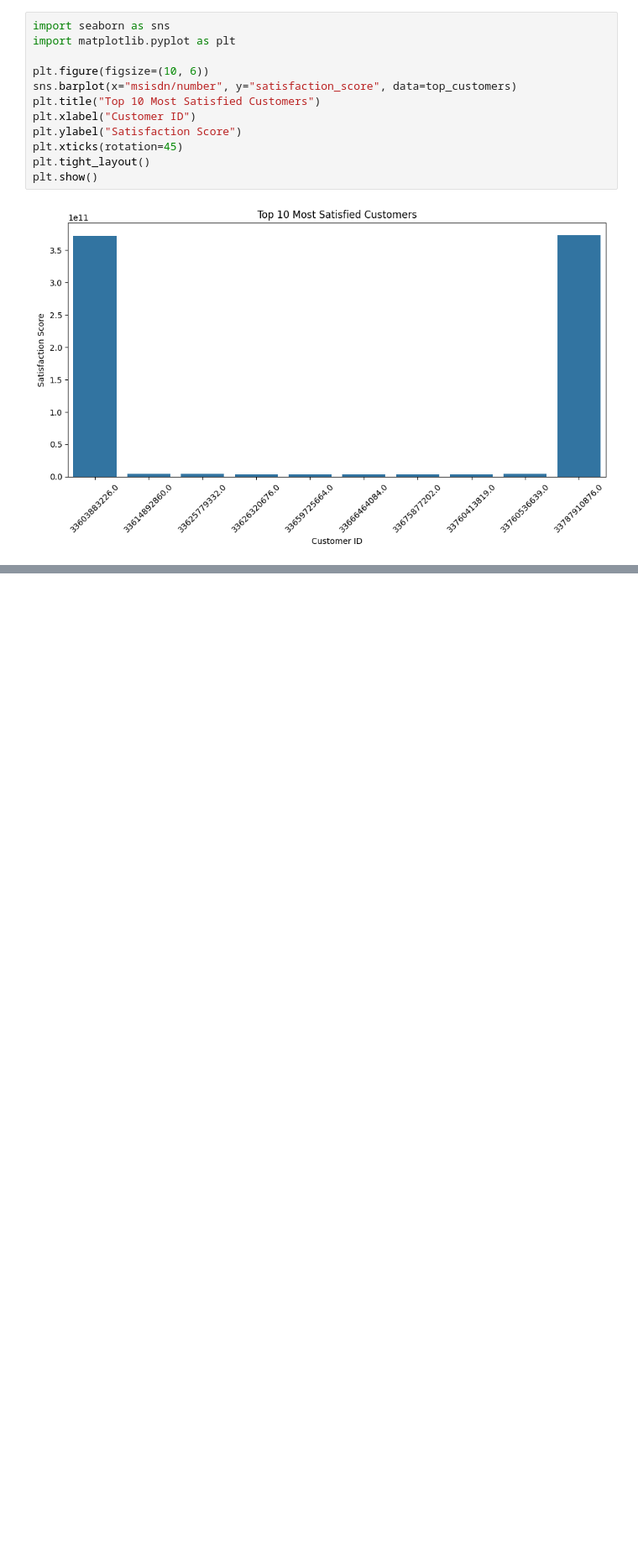
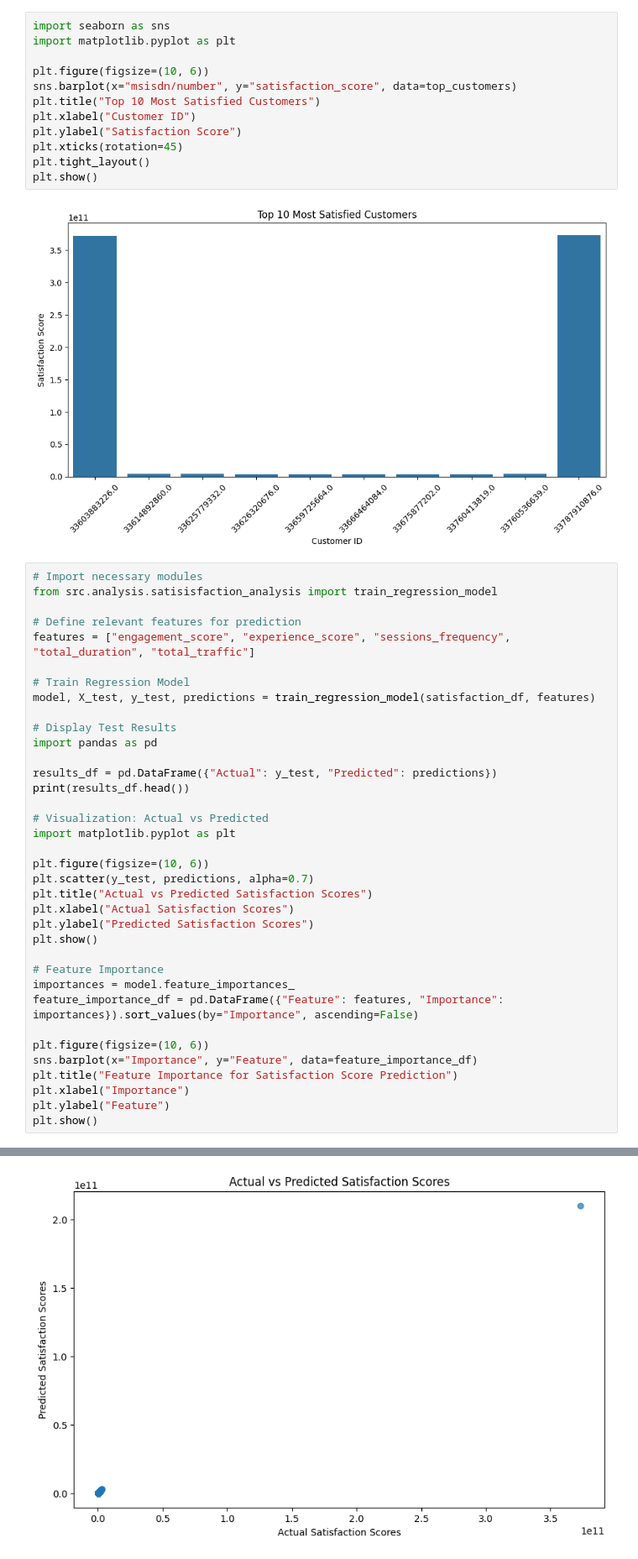
Before and after one commit to Abel-Marie/tellco-insights, a Jupyter notebook: notebooks/eda_satisfaction.ipynb, the cells around one changed output, grey strips where cells are left out. Shown: that part at 84% size. Cells and saved outputs as stored; diff of their text form; blank space fills up the shorter version.

Commit message:
imported train_regression_model from satisfaction.py and train regression model on selected features and print and visualize result

```diff
--- a/notebooks/eda_satisfaction.ipynb
+++ b/notebooks/eda_satisfaction.ipynb
@@ -166,3 +166,40 @@ plt.tight_layout()
 plt.show()
 # %% [output]
 [figure]
+# %%
+# Import necessary modules
+from src.analysis.satisisfaction_analysis import train_regression_model
+
+# Define relevant features for prediction
+features = ["engagement_score", "experience_score", "sessions_frequency", "total_duration", "total_traffic"]
+
+# Train Regression Model
+model, X_test, y_test, predictions = train_regression_model(satisfaction_df, features)
+
+# Display Test Results
+import pandas as pd
+
+results_df = pd.DataFrame({"Actual": y_test, "Predicted": predictions})
+print(results_df.head())
+
+# Visualization: Actual vs Predicted
+import matplotlib.pyplot as plt
+
+plt.figure(figsize=(10, 6))
+plt.scatter(y_test, predictions, alpha=0.7)
+plt.title("Actual vs Predicted Satisfaction Scores")
+plt.xlabel("Actual Satisfaction Scores")
+plt.ylabel("Predicted Satisfaction Scores")
+plt.show()
+
+# Feature Importance
+importances = model.feature_importances_
+feature_importance_df = pd.DataFrame({"Feature": features, "Importance": importances}).sort_values(by="Importance", ascending=False)
+
+plt.figure(figsize=(10, 6))
+sns.barplot(x="Importance", y="Feature", data=feature_importance_df)
+plt.title("Feature Importance for Satisfaction Score Prediction")
+plt.xlabel("Importance")
+plt.ylabel("Feature")
+plt.show()
+# %% [output]
@@ -168,0 +215 @@ plt.show()
+[figure, added]
```
Also changed, not shown: parts of 1 cell of this notebook.
